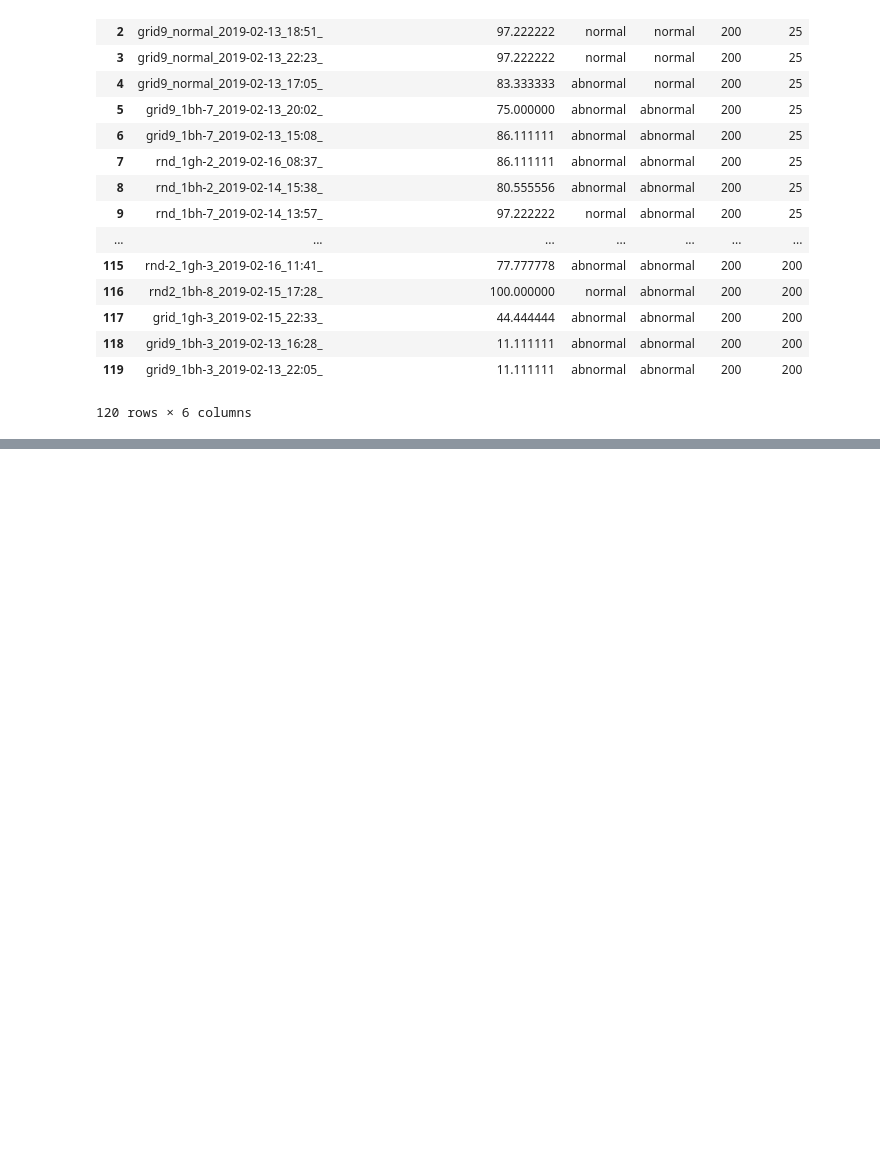
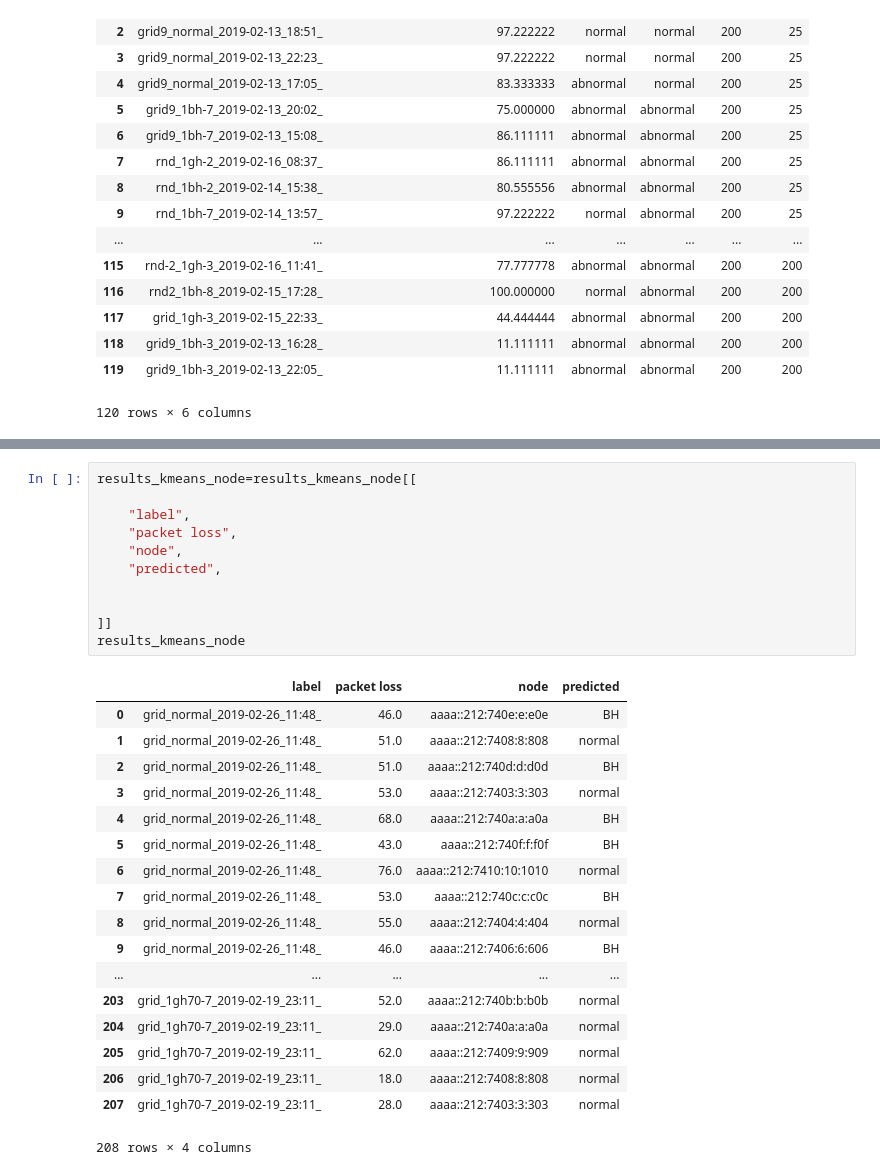
Before and after one commit to ichatz/iot-netprofiler, a Jupyter notebook: results/Results.ipynb, the cells around one changed output, grey strips where cells are left out. Cells and saved outputs as stored; diff of their text form; blank space fills up the shorter version.

```diff
--- a/results/Results.ipynb
+++ b/results/Results.ipynb
@@ -360,0 +333,30 @@ results_kmeans_node
+# %%
+results_kmeans_node=results_kmeans_node[[
+
+    "label",
+    "packet loss",
+    "node",
+    "predicted",
+
+
+]]
+results_kmeans_node
+# %% [output]
+|  | label | packet loss | node | predicted |
+| 0 | grid_normal_2019-02-26_11:48_ | 46.0 | aaaa::212:740e:e:e0e | BH |
+| 1 | grid_normal_2019-02-26_11:48_ | 51.0 | aaaa::212:7408:8:808 | normal |
+| 2 | grid_normal_2019-02-26_11:48_ | 51.0 | aaaa::212:740d:d:d0d | BH |
+| 3 | grid_normal_2019-02-26_11:48_ | 53.0 | aaaa::212:7403:3:303 | normal |
+| 4 | grid_normal_2019-02-26_11:48_ | 68.0 | aaaa::212:740a:a:a0a | BH |
+| 5 | grid_normal_2019-02-26_11:48_ | 43.0 | aaaa::212:740f:f:f0f | BH |
+| 6 | grid_normal_2019-02-26_11:48_ | 76.0 | aaaa::212:7410:10:1010 | normal |
+| 7 | grid_normal_2019-02-26_11:48_ | 53.0 | aaaa::212:740c:c:c0c | BH |
+| 8 | grid_normal_2019-02-26_11:48_ | 55.0 | aaaa::212:7404:4:404 | normal |
+| 9 | grid_normal_2019-02-26_11:48_ | 46.0 | aaaa::212:7406:6:606 | BH |
+| ... | ... | ... | ... | ... |
+| 203 | grid_1gh70-7_2019-02-19_23:11_ | 52.0 | aaaa::212:740b:b:b0b | normal |
+| 204 | grid_1gh70-7_2019-02-19_23:11_ | 29.0 | aaaa::212:740a:a:a0a | normal |
+| 205 | grid_1gh70-7_2019-02-19_23:11_ | 62.0 | aaaa::212:7409:9:909 | normal |
+| 206 | grid_1gh70-7_2019-02-19_23:11_ | 18.0 | aaaa::212:7408:8:808 | normal |
+| 207 | grid_1gh70-7_2019-02-19_23:11_ | 28.0 | aaaa::212:7403:3:303 | normal |
+208 rows × 4 columns
```
Also changed, not shown: parts of 6 cells of this notebook, 3 other files.
